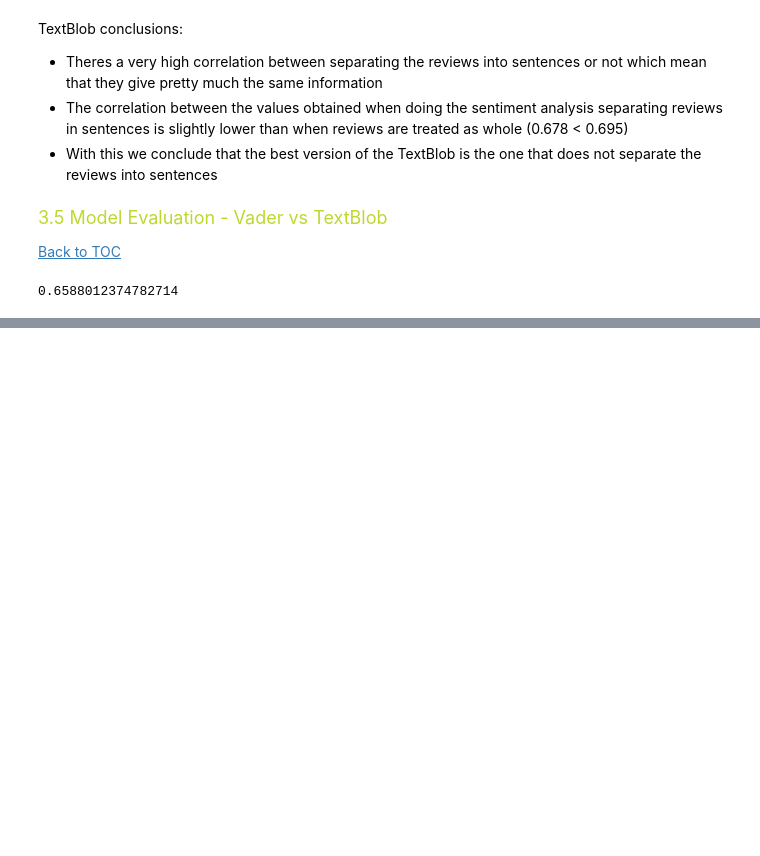
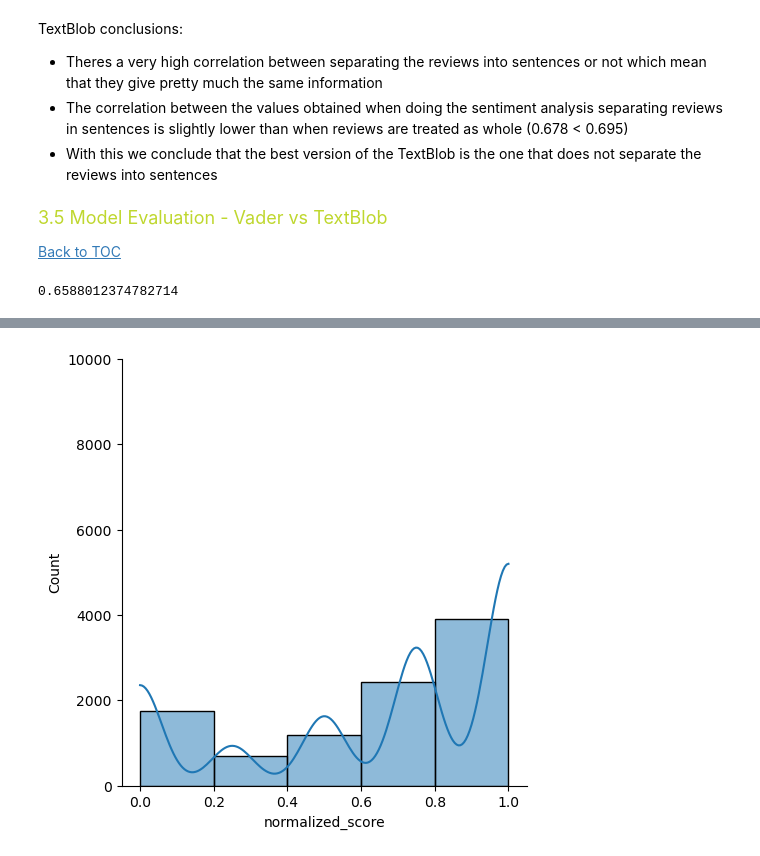
Before and after one commit to JoaoF7/Text_Mining_Project, a Jupyter notebook: TM2425_project_sow_Annex_B_Notebook_Template.ipynb, the cells around one changed output, grey strips where cells are left out. Cells and saved outputs as stored; diff of their text form; code cells hidden in the pictures; blank space fills up the shorter version.

Commit message:
Final sentiment analysis

```diff
--- a/TM2425_project_sow_Annex_B_Notebook_Template.ipynb
+++ b/TM2425_project_sow_Annex_B_Notebook_Template.ipynb
@@ -889,0 +891,6 @@ Final conclusions:
+# %%
+sent_analysis["normalized_score"] = normalized_score.reshape(-1)
+sent_analysis["normalized_polarity_vader"] = normalized_polarity_vader.reshape(-1)
+sent_analysis["normalized_polarity_vader_sentences_sep"] = normalized_polarity_vader.reshape(-1)
+
+sent_analysis.describe()
@@ -889,0 +907,6 @@ Final conclusions:
+# %%
+score_graph = sns.displot(sent_analysis["normalized_score"], kde=True, bins=5)
+plt.ylim(0, 10000)
+plt.show()
+# %% [output]
+[figure, added]
```
Also changed, not shown: parts of 17 cells of this notebook, 1 other file.
